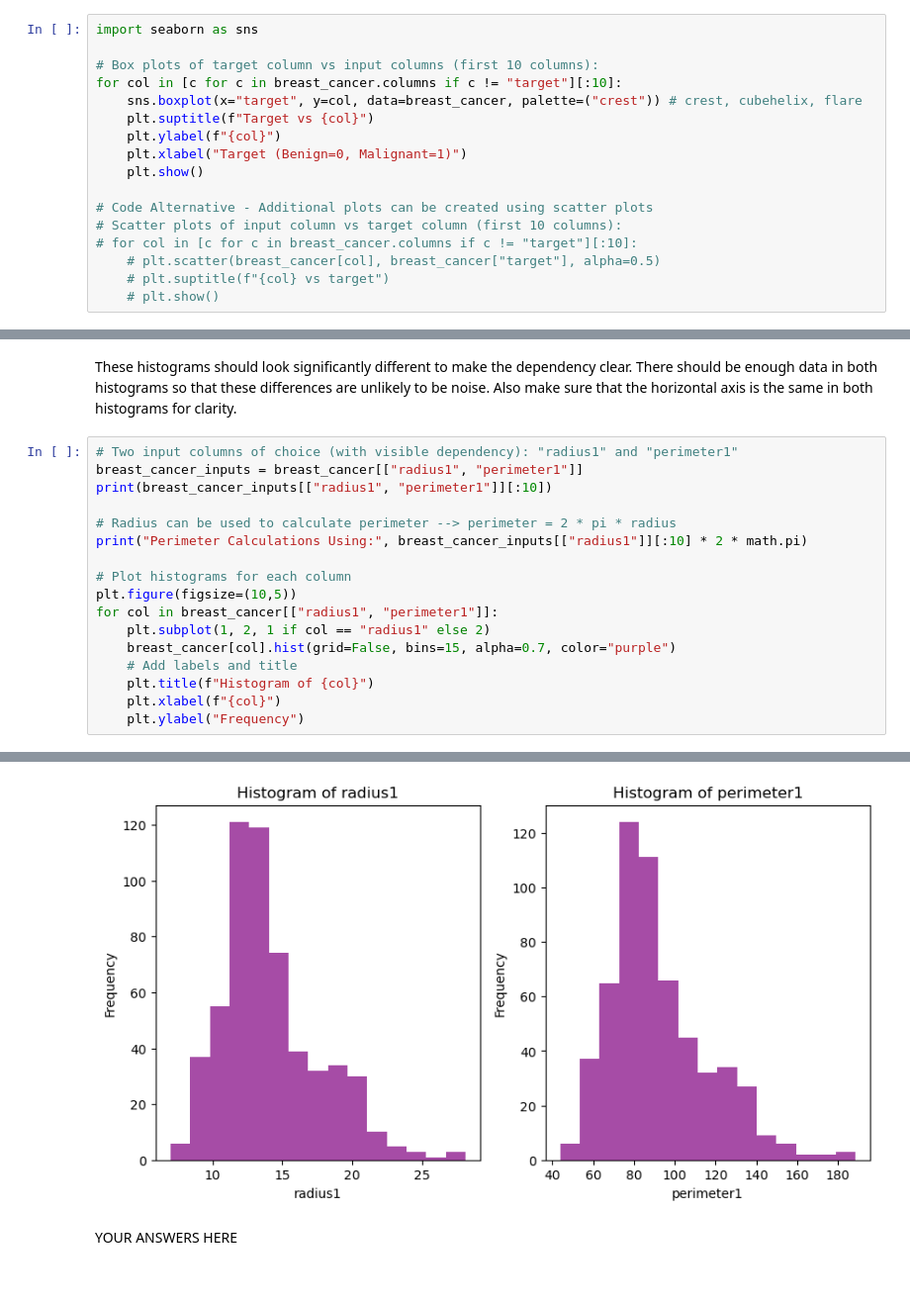
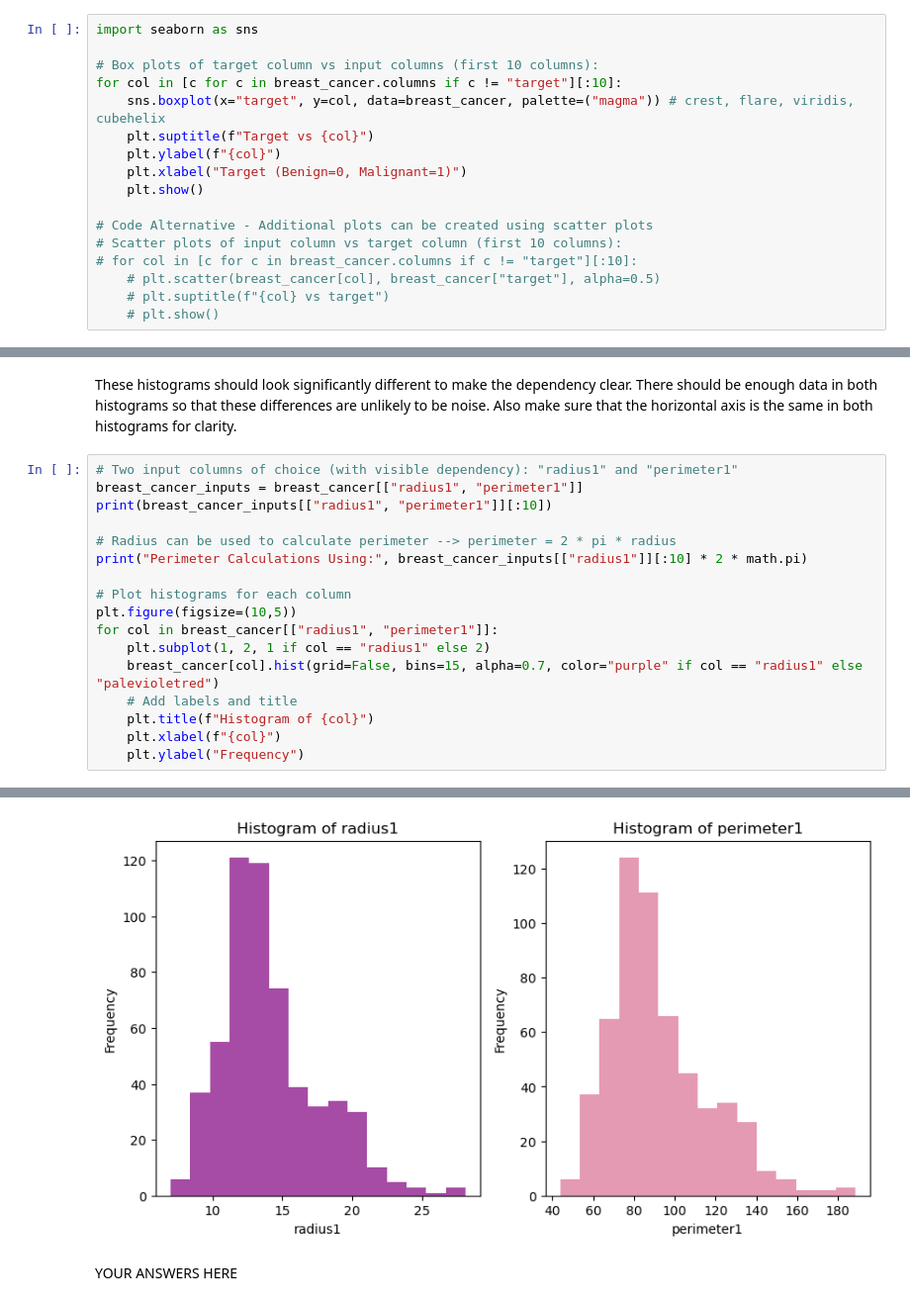
Before and after one commit to veniola/dx601-final-project, a Jupyter notebook: project.ipynb, the cells around one changed output, grey strips where cells are left out. Shown at 99% size. Saved outputs shown, nothing was run; the diff lists cells and outputs as text.

```diff
--- a/project.ipynb
+++ b/project.ipynb
@@ -203,7 +203,7 @@ import seaborn as sns
 
 # Box plots of target column vs input columns (first 10 columns):
 for col in [c for c in breast_cancer.columns if c != "target"][:10]:
-    sns.boxplot(x="target", y=col, data=breast_cancer, palette=("crest")) # crest, cubehelix, flare
+    sns.boxplot(x="target", y=col, data=breast_cancer, palette=("magma")) # crest, flare, viridis, cubehelix
     plt.suptitle(f"Target vs {col}")
     plt.ylabel(f"{col}")
     plt.xlabel("Target (Benign=0, Malignant=1)")
@@ -434,35 +434,35 @@ print(breast_cancer_inputs[["radius1", "perimeter1"]][:10])
 
 # Radius can be used to calculate perimeter --> perimeter = 2 * pi * radius
 print("Perimeter Calculations Using:", breast_cancer_inputs[["radius1"]][:10] * 2 * math.pi)
 
 # Plot histograms for each column
 plt.figure(figsize=(10,5))
 for col in breast_cancer[["radius1", "perimeter1"]]:
     plt.subplot(1, 2, 1 if col == "radius1" else 2)
-    breast_cancer[col].hist(grid=False, bins=15, alpha=0.7, color="purple")
+    breast_cancer[col].hist(grid=False, bins=15, alpha=0.7, color="purple" if col == "radius1" else "palevioletred")
     # Add labels and title
     plt.title(f"Histogram of {col}")
     plt.xlabel(f"{col}")
     plt.ylabel("Frequency")
 # %% [output]
    radius1  perimeter1
 0    17.99      122.80
 1    20.57      132.90
 2    19.69      130.00
 3    11.42       77.58
 4    20.29      135.10
 5    12.45       82.57
 6    18.25      119.60
 7    13.71       90.20
 8    13.00       87.50
 9    12.46       83.97
 Perimeter Calculations Using:       radius1
 ... (6 lines left out)
 6  114.668132
 7   86.142471
 8   81.681409
 9   78.288489
-[figure, old version]
+[figure, new version]
 # %% [markdown]
 YOUR ANSWERS HERE
 # %% [markdown]
```
Also changed, not shown: parts of 7 cells of this notebook.
